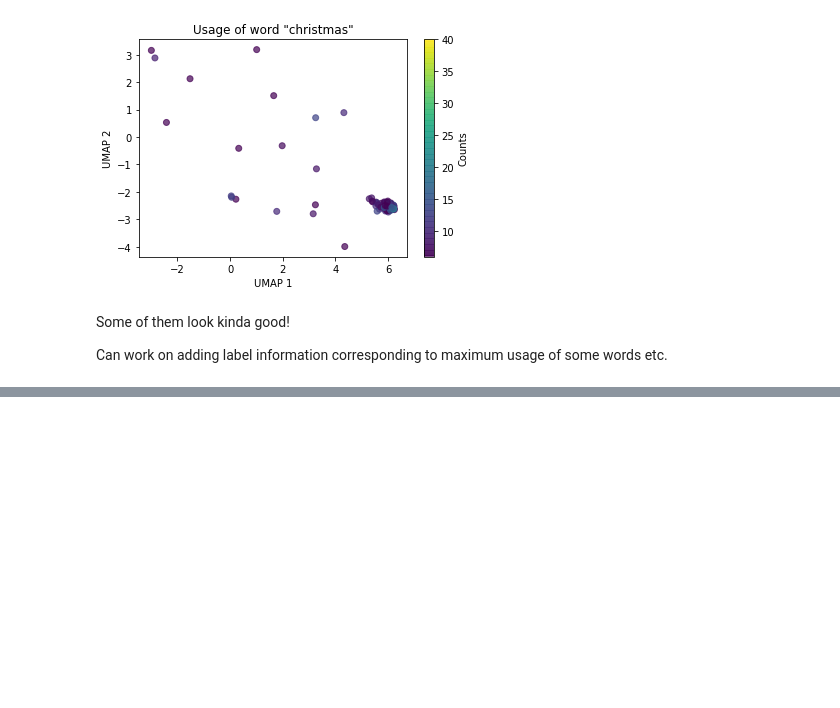
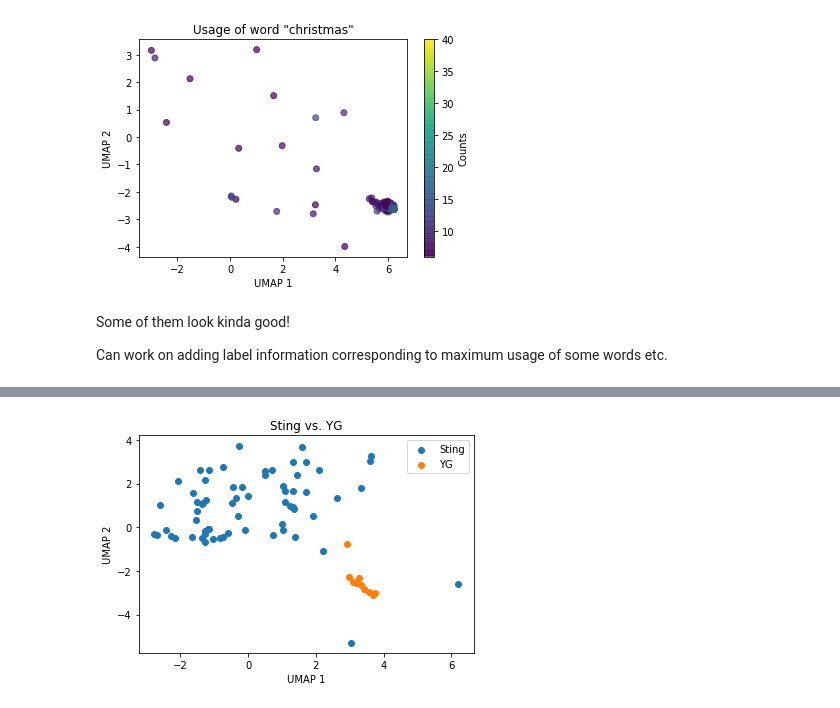
Before and after one commit to alpakpinar/genreGenius, a Jupyter notebook: count_visualize.ipynb, the cells around one changed output, grey strips where cells are left out. Drawn from its saved outputs; the diff is of its cells as text; code cells hidden in the pictures; blank space fills up the shorter version.

Commit message:
Add label studies

```diff
--- a/count_visualize.ipynb
+++ b/count_visualize.ipynb
@@ -73,0 +78,4 @@ Can work on adding label information corresponding to maximum usage of some word
+# %%
+# Load labels
+label_data = np.load('./npy_dir/labels.npy')
+label_data
@@ -73,0 +148,23 @@ Can work on adding label information corresponding to maximum usage of some word
+# %%
+# Compare songs of two artists visually
+def plot_comparison(label_data, umap_data, artist1, artist2):
+    '''Given two artists, plot the songs of each artist according to the UMAP output.'''
+    is_artist1 = label_data[:,0] == artist1
+    is_artist2 = label_data[:,0] == artist2
+    umap_data_artist1 = umap_data[is_artist1]
+    umap_data_artist2 = umap_data[is_artist2]
+
+    # Do the plotting
+    fig = plt.figure()
+    ax = plt.subplot(1,1,1)
+    ax.scatter(umap_data_artist1[:,0], umap_data_artist1[:,1], label=f'{artist1}')
+    ax.scatter(umap_data_artist2[:,0], umap_data_artist2[:,1], label=f'{artist2}')
+    ax.set_xlabel('UMAP 1')
+    ax.set_ylabel('UMAP 2')
+    ax.set_title(f'{artist1} vs. {artist2}')
+    plt.legend()
+    plt.show()
+
+plot_comparison(label_data, umap_data, 'Sting', 'YG')
+# %% [output]
+[figure, added]
```
Also changed, not shown: parts of 5 cells of this notebook.
